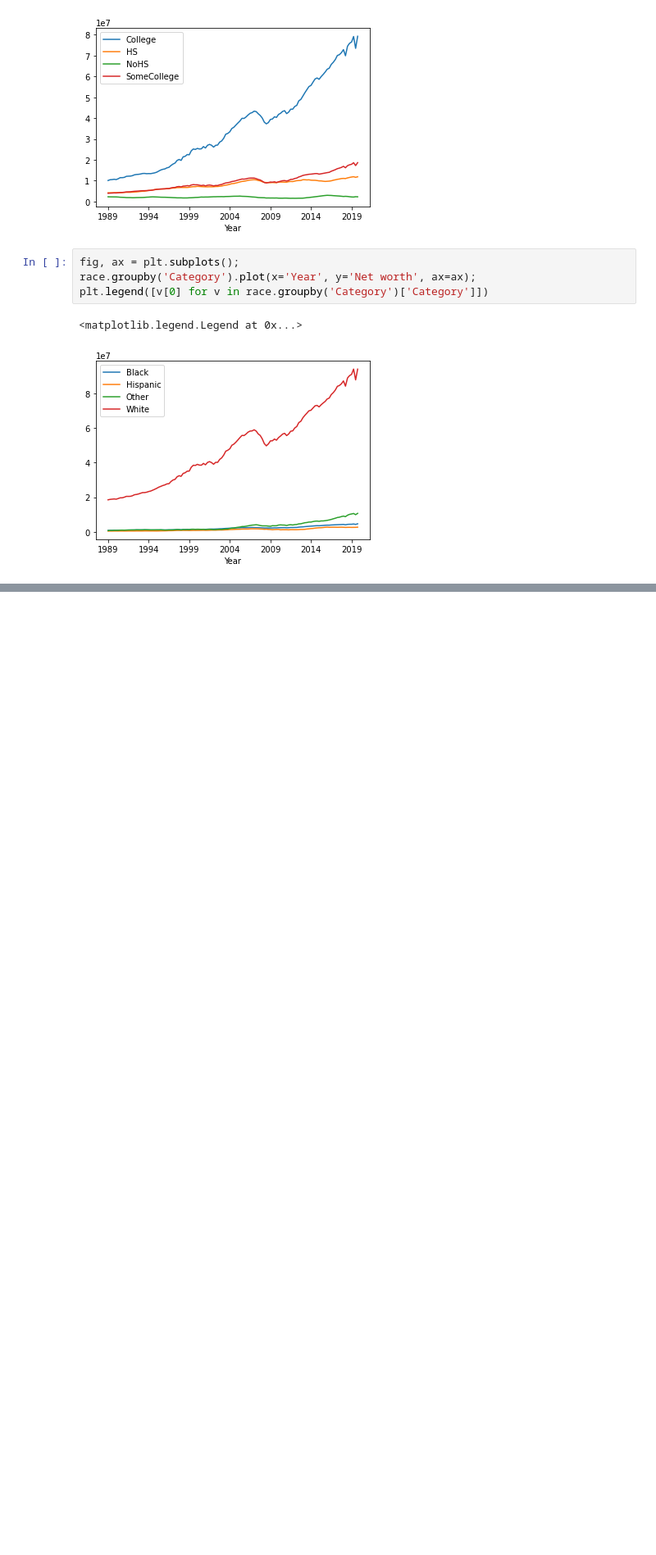
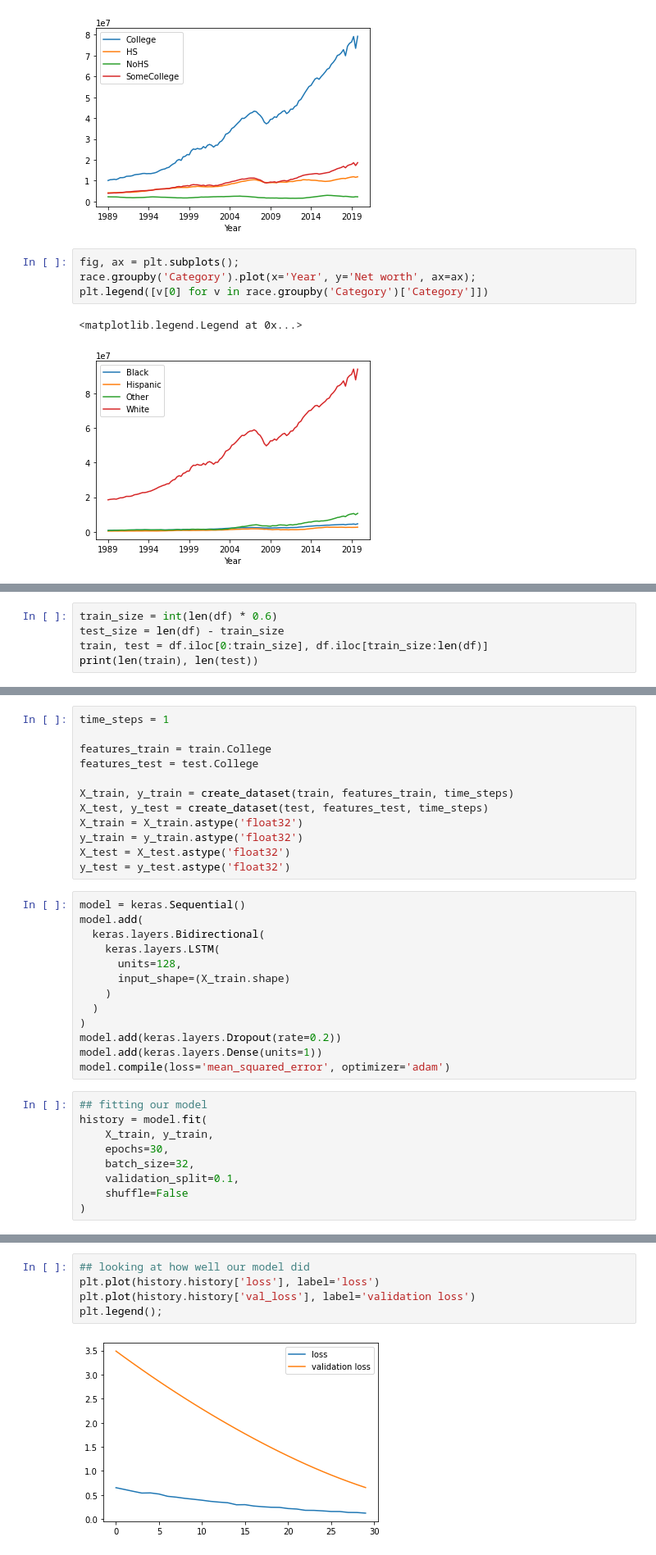
Before and after one commit to Adamdion/CMSE_202_Project, a Jupyter notebook: project/CMSE202_Project_Thao.ipynb, the cells around one changed output, grey strips where cells are left out. Shown at 82% size. Cells and saved outputs as stored; diff of their text form; blank space fills up the shorter version.

```diff
--- a/project/CMSE202_Project_Thao.ipynb
+++ b/project/CMSE202_Project_Thao.ipynb
@@ -103,0 +423,5 @@ TypeError: unsupported operand type(s) for -: 'str' and 'float'
+# %%
+train_size = int(len(df) * 0.6)
+test_size = len(df) - train_size
+train, test = df.iloc[0:train_size], df.iloc[train_size:len(df)]
+print(len(train), len(test))
@@ -103,0 +486,34 @@ TypeError: unsupported operand type(s) for -: 'str' and 'float'
+# %%
+time_steps = 1
+
+features_train = train.College
+features_test = test.College
+
+X_train, y_train = create_dataset(train, features_train, time_steps)
+X_test, y_test = create_dataset(test, features_test, time_steps)
+X_train = X_train.astype('float32')
+y_train = y_train.astype('float32')
+X_test = X_test.astype('float32')
+y_test = y_test.astype('float32')
+# %%
+model = keras.Sequential()
+model.add(
+  keras.layers.Bidirectional(
+    keras.layers.LSTM(
+      units=128,
+      input_shape=(X_train.shape)
+    )
+  )
+)
+model.add(keras.layers.Dropout(rate=0.2))
+model.add(keras.layers.Dense(units=1))
+model.compile(loss='mean_squared_error', optimizer='adam')
+# %%
+## fitting our model
+history = model.fit(
+    X_train, y_train,
+    epochs=30,
+    batch_size=32,
+    validation_split=0.1,
+    shuffle=False
+)
@@ -103,0 +538,7 @@ TypeError: unsupported operand type(s) for -: 'str' and 'float'
+# %%
+## looking at how well our model did
+plt.plot(history.history['loss'], label='loss')
+plt.plot(history.history['val_loss'], label='validation loss')
+plt.legend();
+# %% [output]
+[figure, added]
```
Also changed, not shown: parts of 37 cells of this notebook.
